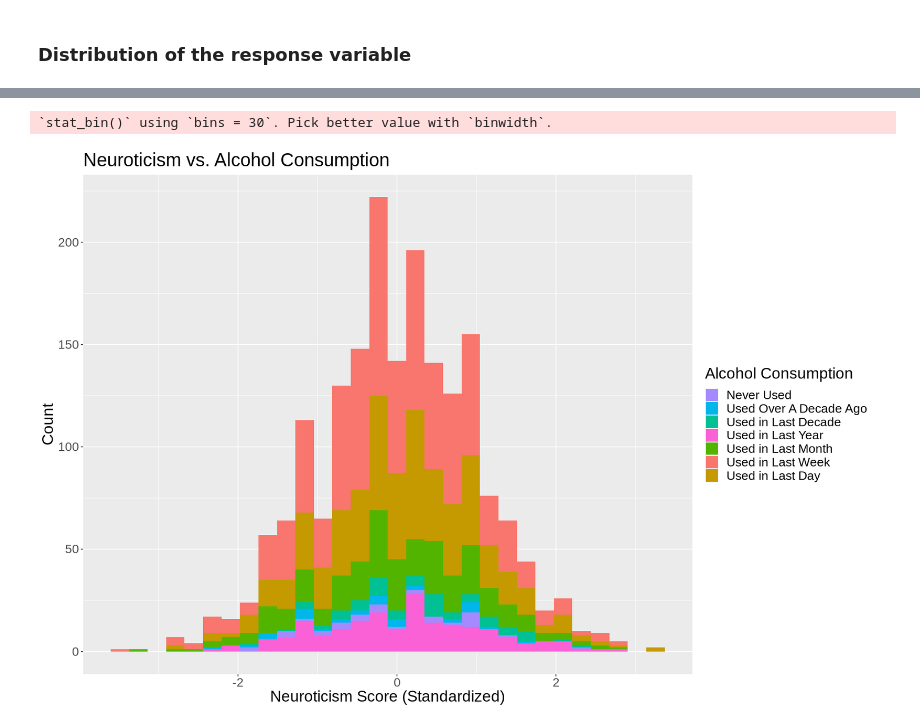
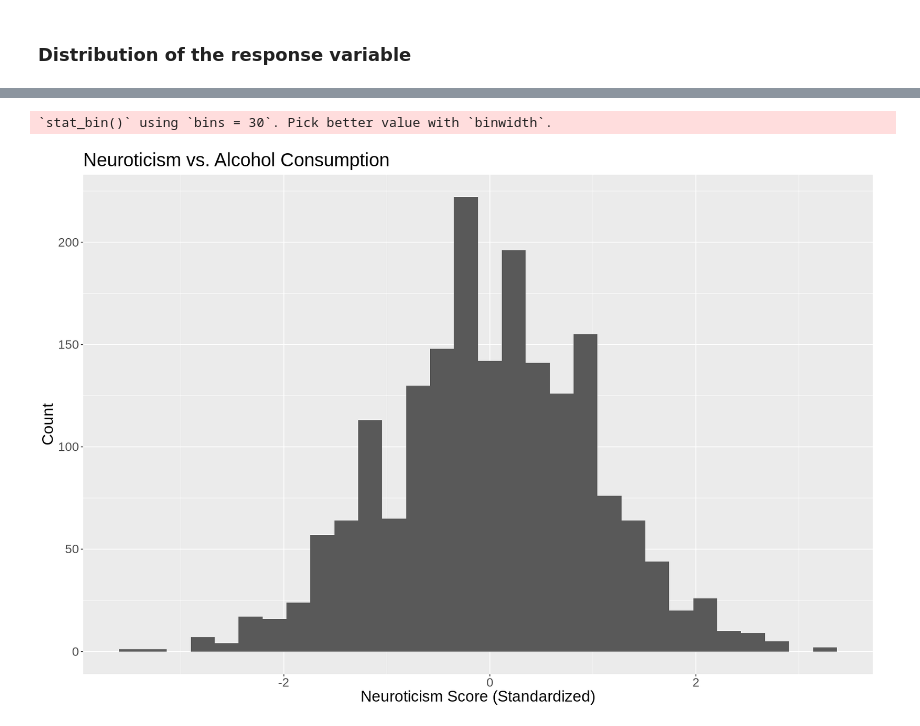
Before and after one commit to hyt152004/Alcohol-Consumption-Data-Analysis, a Jupyter notebook: final_report_draft_1.ipynb, the cells around one changed output, grey strips where cells are left out. Cells and saved outputs as stored; diff of their text form; code cells hidden in the pictures.

```diff
--- a/final_report_draft_1.ipynb
+++ b/final_report_draft_1.ipynb
@@ -134,16 +179,16 @@ A tibble: 7 × 3
 # %%
 options(repr.plot.width = 15, repr.plot.height = 10)
-nscore <- ggplot(alcohol_data, aes(x = Neuroticism, fill = as_factor(Alcohol))) +
+nscore <- ggplot(alcohol_data, aes(x = Neuroticism)) +
           geom_histogram() +
-          scale_fill_discrete(breaks = c("CL0", "CL1", "CL2", "CL3", "CL4", "CL5", "CL6"),
-                            labels = c("Never Used", "Used Over A Decade Ago", "Used in Last Decade", "Used in Last Year",
-                                      "Used in Last Month", "Used in Last Week", "Used in Last Day")) +
-          labs(x = "Neuroticism Score (Standardized)", y = "Count", fill = "Alcohol Consumption") +
+          # scale_fill_discrete(breaks = c("CL0", "CL1", "CL2", "CL3", "CL4", "CL5", "CL6"),
+          #                   labels = c("Never Used", "Used Over A Decade Ago", "Used in Last Decade", "Used in Last Year",
+          #                             "Used in Last Month", "Used in Last Week", "Used in Last Day")) +
+          labs(x = "Neuroticism Score (Standardized)", y = "Count") +
           ggtitle("Neuroticism vs. Alcohol Consumption") +
           theme(text = element_text(size = 20))
 
 nscore
 # %% [output]
 `stat_bin()` using `bins = 30`. Pick better value with `binwidth`.
-[figure, old version]
+[figure, new version]
 # %%
```
Also changed, not shown: parts of 10 cells of this notebook, 1 other file.
